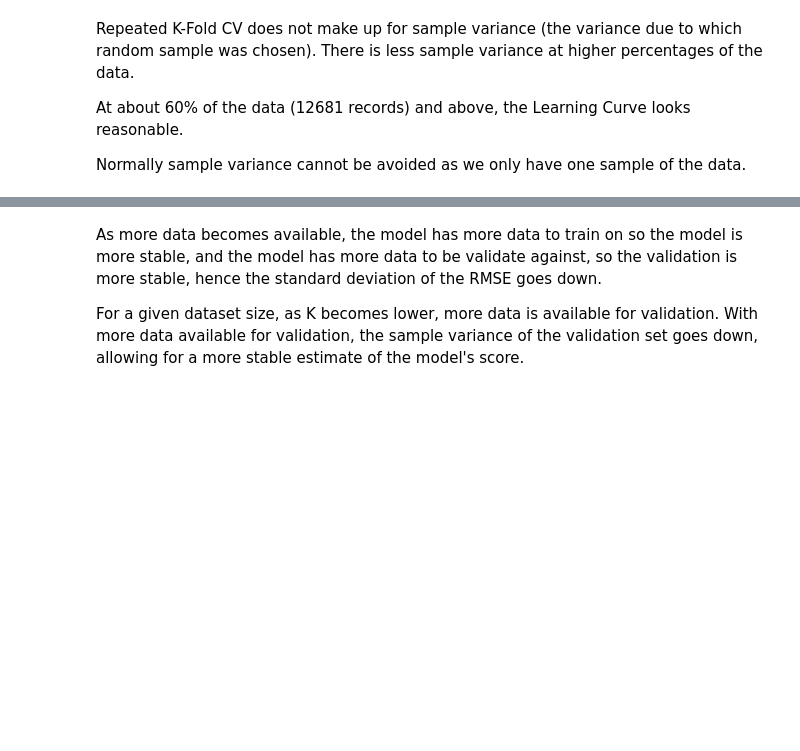
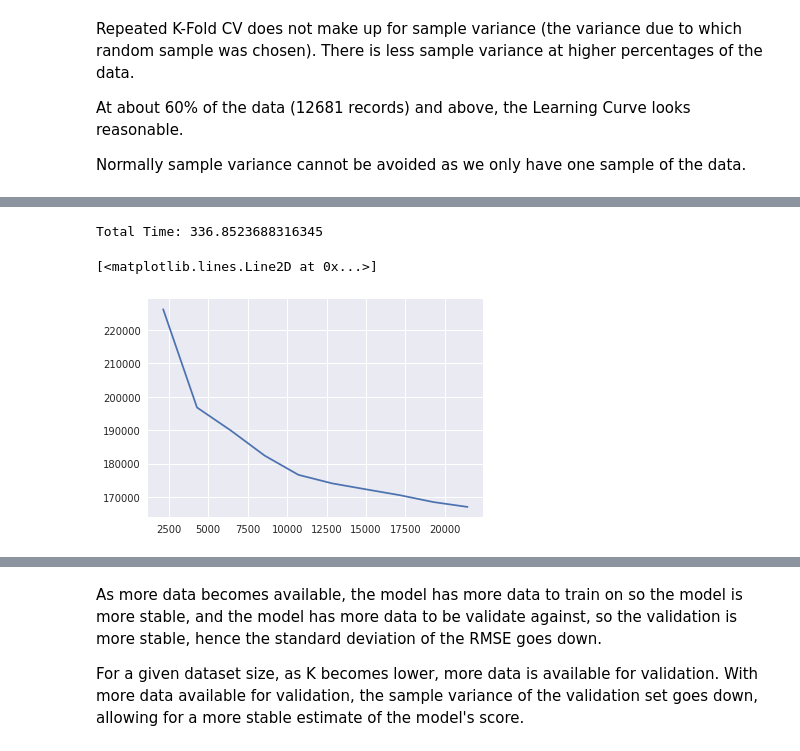
Before and after one commit to sdiehl28/Scikit-Learn-Workflow, a Jupyter notebook: projects/king_county_house/LC-Submit.ipynb, the cells around one changed output, grey strips where cells are left out. Cells and saved outputs as stored; diff of their text form; code cells hidden in the pictures; blank space fills up the shorter version.

```diff
--- a/projects/king_county_house/LC-Submit.ipynb
+++ b/projects/king_county_house/LC-Submit.ipynb
@@ -473,0 +475,5 @@ Total Time: 355.70930004119873
+# %%
+dfs_bs = client.gather(dfs_bs)
+# %%
+df_bs = pd.concat(dfs_bs, ignore_index=True)
+df_bs.head()
@@ -473,0 +487,13 @@ Total Time: 355.70930004119873
+# %%
+# messy code to get a numpy array from an element in a dataframe
+from collections import defaultdict
+scores = defaultdict(list)
+for key, group in df_bs.groupby(['len','random_state'])['cv_scores']:
+    scores[key[0]].extend(group.values[0])
+# %%
+x=[]
+y=[]
+for key in scores.keys():
+    x.append(key)
+    y.append(-np.array(scores[key]).mean())
+    print(f'{key: 6d} {-np.array(scores[key]).mean(): 9.1f}')
@@ -473,0 +524,23 @@ Total Time: 355.70930004119873
+# %%
+# Compute Learning Curve Dask ML
+
+random_state = 1
+B = 600
+classifier = create_model()
+start = time()
+
+# let Dask ML take care of cross_val_score()
+dfs_bs = []
+with parallel_backend('dask.distributed', scheduler_host='atlantis:8786'):
+    for frac in np.linspace(0.1, 1.0, 10):
+        X_s, y_s = get_random_subsample(X_all.values, y_all.values, frac, random_state)
+        dfs_bs.append(learning_curve5(classifier, X_s, y_s, B, random_state))
+
+print(f'Total Time: {time() - start}')
+# %% [output]
+Total Time: 336.8523688316345
+# %%
+plt.plot(x,y)
+# %% [output]
+[<matplotlib.lines.Line2D at 0x...>]
+[figure, added]
```
Also changed, not shown: parts of 23 cells of this notebook, 4 other files.
